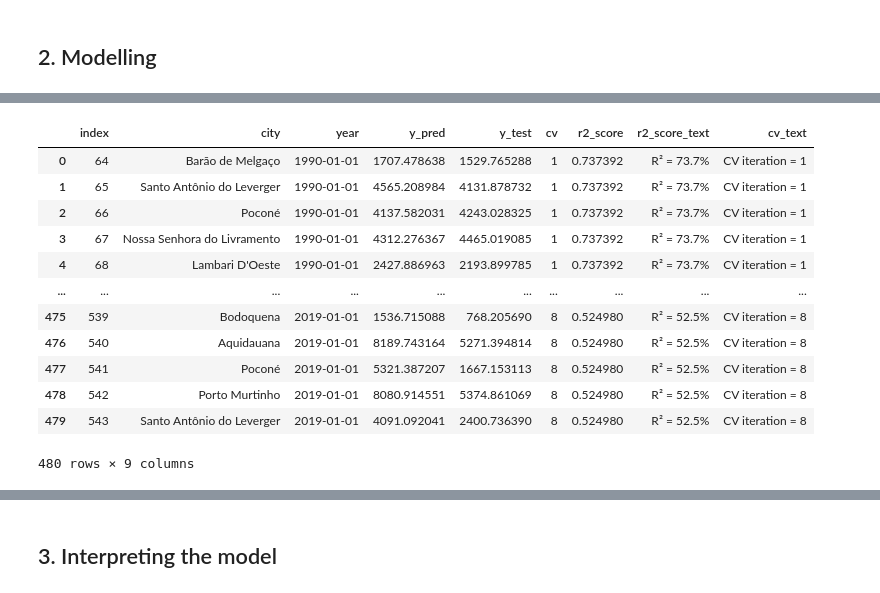
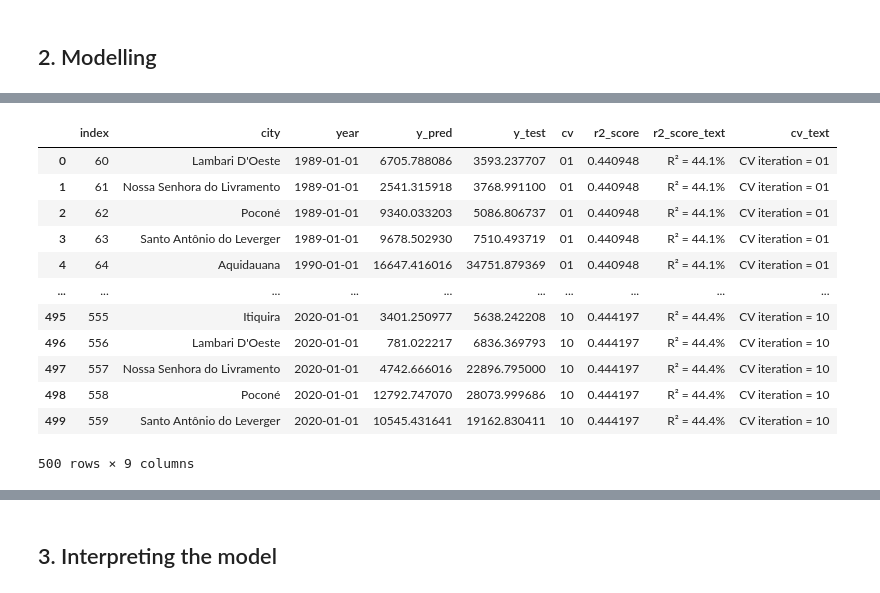
Before and after one commit to iglesiascaio/pantanal_deforestation, a Jupyter notebook: notebooks/model.ipynb, the cells around one changed output, grey strips where cells are left out. Drawn from its saved outputs; the diff is of its cells as text; code cells hidden in the pictures.

```diff
--- a/notebooks/model.ipynb
+++ b/notebooks/model.ipynb
@@ -416,7 +476,10 @@ def define_model(cv, type_model="rf", seed=1, random_state=2):
 # %%
 from sklearn.model_selection import TimeSeriesSplit
-tscv = TimeSeriesSplit(n_splits=8)
+tscv = TimeSeriesSplit(n_splits=10)
 i = 0
+# seed = 159
+seed = 32
+random_state = 23
 # X = X.drop(columns=["year"])
 results_list = []
 for train_index, test_index in tscv.split(X):
@@ -429,8 +492,8 @@ for train_index, test_index in tscv.split(X):
     y_train, y_test = y.iloc[train_index], y.iloc[test_index]
 
     #define model
-    model_rf = define_model(tscv.split(X_train), type_model="rf")
-    model_xgb = define_model(tscv.split(X_train), type_model="xgb")
+    model_rf = define_model(tscv.split(X_train), type_model="rf", seed=seed, random_state=random_state)
+    model_xgb = define_model(tscv.split(X_train), type_model="xgb", seed=seed, random_state=random_state)
 
     #fit and predict values
     model_xgb.fit(X_train, y_train)
@@ -440,6 +503,9 @@ for train_index, test_index in tscv.split(X):
     result_dict["y_pred"] = y_pred
     result_dict["y_test"] = y_test
     result_dict["X_test"] = X_test
+    result_dict["r2_score"] = r2_score(y_test, y_pred)
+    result_dict["RMSE"] = mean_squared_error(y_test, y_pred, squared=False)
+    result_dict["MAE"] = mean_absolute_error(y_test, y_pred)
 
     results_list.append(result_dict)
 
@@ -448,6 +514,7 @@ for train_index, test_index in tscv.split(X):
     print(f"R2 Score: {r2_score(y_test, y_pred):.2%}")
     # print(f"RMSE: {np.sqrt(mean_squared_error(y_test, y_pred))}")
     print(f"R2 Score (Train): {r2_score(y_train, y_train_pred):.2%}")
-    print(f"Relative Error: {mean_squared_error(y_test, y_pred, squared=False)/np.mean(y_test):.2%}")
+    print(f"RMSE: {mean_squared_error(y_test, y_pred, squared=False)}")
+    print(f"MAE: {mean_absolute_error(y_test, y_pred)}")
 # %% [output]
 ********************SPLIT 1********************
@@ -543,6 +706,6 @@ max([i[-1] for i in results])
 # %%
 final_prediction_df = pd.DataFrame()
-for i in range(8):
+for i in range(10):
     y_pred = results_list[i]["y_pred"]
     y_test = results_list[i]["y_test"]
     X_test = results_list[i]["X_test"]
@@ -574,0 +735,4 @@ final_prediction_df.head()
+# %%
+final_prediction_df["max_year_cv"] = final_prediction_df.groupby(["city", "cv"]).year.transform("max")
+final_prediction_df["year_cv"] = final_prediction_df["year"]
+final_prediction_df
@@ -575 +761,3 @@ final_prediction_df.head()
+# %%
+final_prediction_df["cv"] = final_prediction_df["cv"].astype(int) + 1
 # %%
@@ -605,20 +804,20 @@ combined_chart.properties(
 # %%
 final_prediction_df_w_index = final_prediction_df.reset_index()
 final_prediction_df_w_index["r2_score_text"] = "R² = " + final_prediction_df_w_index["r2_score"].apply(lambda x: f"{x*100:.3}%")
-final_prediction_df_w_index["cv"] = final_prediction_df_w_index["cv"].astype(int) + 1
+final_prediction_df_w_index["cv"] = (final_prediction_df_w_index["cv"].astype(int) + 1).astype(str).str.zfill(2)
 final_prediction_df_w_index["cv_text"] = "CV iteration = " + (final_prediction_df_w_index["cv"]).astype(str)
 final_prediction_df_w_index
 # %% [output]
 |  | index | city | year | y_pred | y_test | cv | r2_score | r2_score_text | cv_text |
-| 0 | 64 | Barão de Melgaço | 1990-01-01 | 1707.478638 | 1529.765288 | 1 | 0.737392 | R² = 73.7% | CV iteration = 1 |
-| 1 | 65 | Santo Antônio do Leverger | 1990-01-01 | 4565.208984 | 4131.878732 | 1 | 0.737392 | R² = 73.7% | CV iteration = 1 |
-| 2 | 66 | Poconé | 1990-01-01 | 4137.582031 | 4243.028325 | 1 | 0.737392 | R² = 73.7% | CV iteration = 1 |
-| 3 | 67 | Nossa Senhora do Livramento | 1990-01-01 | 4312.276367 | 4465.019085 | 1 | 0.737392 | R² = 73.7% | CV iteration = 1 |
-| 4 | 68 | Lambari D'Oeste | 1990-01-01 | 2427.886963 | 2193.899785 | 1 | 0.737392 | R² = 73.7% | CV iteration = 1 |
+| 0 | 60 | Lambari D'Oeste | 1989-01-01 | 6705.788086 | 3593.237707 | 01 | 0.440948 | R² = 44.1% | CV iteration = 01 |
+| 1 | 61 | Nossa Senhora do Livramento | 1989-01-01 | 2541.315918 | 3768.991100 | 01 | 0.440948 | R² = 44.1% | CV iteration = 01 |
+| 2 | 62 | Poconé | 1989-01-01 | 9340.033203 | 5086.806737 | 01 | 0.440948 | R² = 44.1% | CV iteration = 01 |
+| 3 | 63 | Santo Antônio do Leverger | 1989-01-01 | 9678.502930 | 7510.493719 | 01 | 0.440948 | R² = 44.1% | CV iteration = 01 |
+| 4 | 64 | Aquidauana | 1990-01-01 | 16647.416016 | 34751.879369 | 01 | 0.440948 | R² = 44.1% | CV iteration = 01 |
 | ... | ... | ... | ... | ... | ... | ... | ... | ... | ... |
-| 475 | 539 | Bodoquena | 2019-01-01 | 1536.715088 | 768.205690 | 8 | 0.524980 | R² = 52.5% | CV iteration = 8 |
-| 476 | 540 | Aquidauana | 2019-01-01 | 8189.743164 | 5271.394814 | 8 | 0.524980 | R² = 52.5% | CV iteration = 8 |
-| 477 | 541 | Poconé | 2019-01-01 | 5321.387207 | 1667.153113 | 8 | 0.524980 | R² = 52.5% | CV iteration = 8 |
-| 478 | 542 | Porto Murtinho | 2019-01-01 | 8080.914551 | 5374.861069 | 8 | 0.524980 | R² = 52.5% | CV iteration = 8 |
-| 479 | 543 | Santo Antônio do Leverger | 2019-01-01 | 4091.092041 | 2400.736390 | 8 | 0.524980 | R² = 52.5% | CV iteration = 8 |
+| 495 | 555 | Itiquira | 2020-01-01 | 3401.250977 | 5638.242208 | 10 | 0.444197 | R² = 44.4% | CV iteration = 10 |
+| 496 | 556 | Lambari D'Oeste | 2020-01-01 | 781.022217 | 6836.369793 | 10 | 0.444197 | R² = 44.4% | CV iteration = 10 |
+| 497 | 557 | Nossa Senhora do Livramento | 2020-01-01 | 4742.666016 | 22896.795000 | 10 | 0.444197 | R² = 44.4% | CV iteration = 10 |
+| 498 | 558 | Poconé | 2020-01-01 | 12792.747070 | 28073.999686 | 10 | 0.444197 | R² = 44.4% | CV iteration = 10 |
+| 499 | 559 | Santo Antônio do Leverger | 2020-01-01 | 10545.431641 | 19162.830411 | 10 | 0.444197 | R² = 44.4% | CV iteration = 10 |
-480 rows × 9 columns
+500 rows × 9 columns
```
Also changed, not shown: parts of 66 cells of this notebook, 4 other files.
